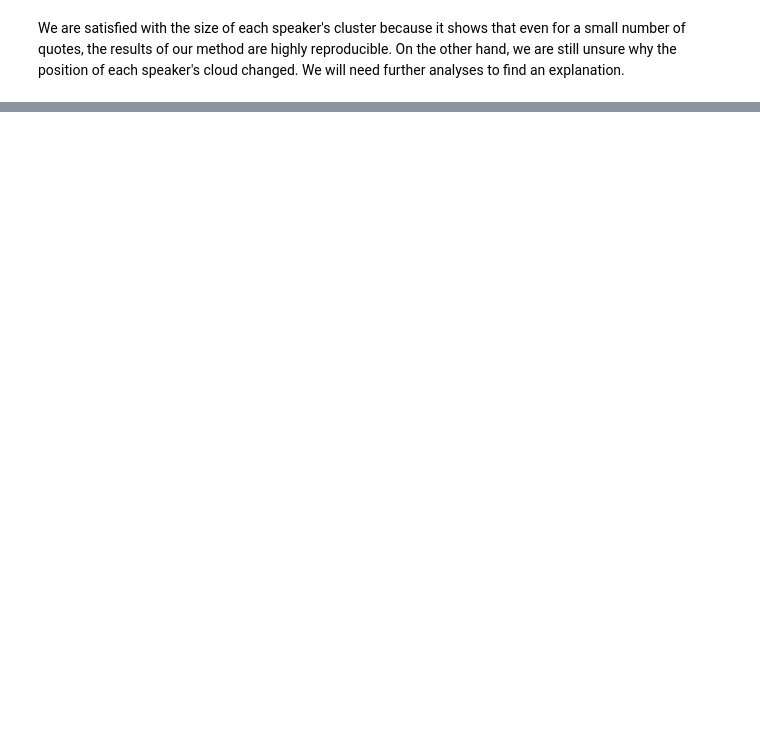
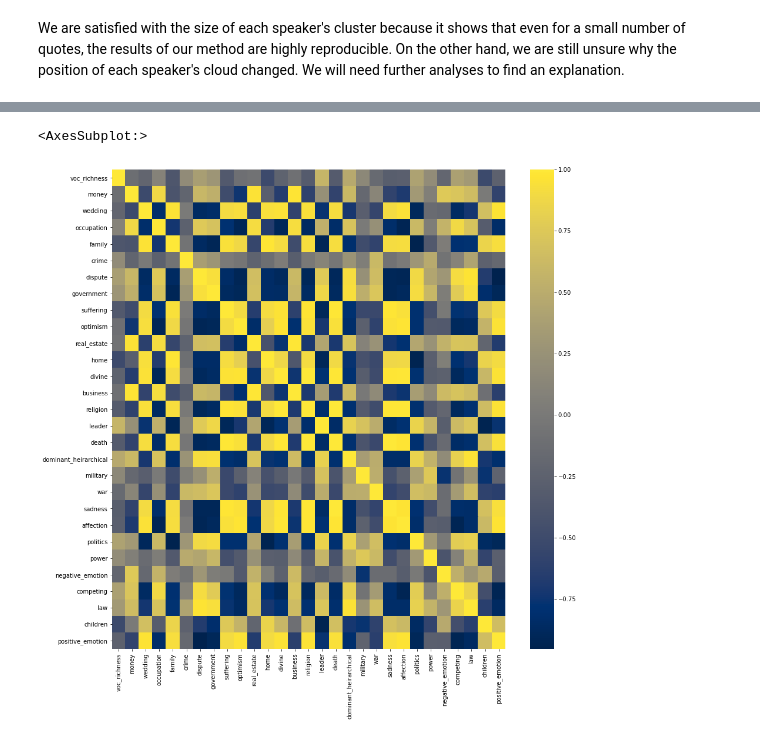
Before and after one commit to paulmoreau40/Applied-Data-Analysis-project-EPFL, a Jupyter notebook: src/Milestone_3.ipynb, the cells around one changed output, grey strips where cells are left out. Drawn from its saved outputs; the diff is of its cells as text; code cells hidden in the pictures; blank space fills up the shorter version.

```diff
--- a/src/Milestone_3.ipynb
+++ b/src/Milestone_3.ipynb
@@ -864,0 +941,11 @@ We are satisfied with the size of each speaker's cluster because it shows that e
+# %%
+# Removal of
+columns = np.full((corr.shape[0],), True, dtype=bool)
+for i in range(corr.shape[0]):
+    for j in range(i+1, corr.shape[0]):
+        if corr.iloc[i,j] >= 0.95:
+            if columns[j]:
+                columns[j] = False
+selected_columns = selected_features_1.columns[columns]
+selected_features_2 = selected_features_1[selected_columns]
+selected_features_2.head()
@@ -864,0 +960,7 @@ We are satisfied with the size of each speaker's cluster because it shows that e
+# %%
+new_corr = selected_features_2.corr() #method='spearman'
+plt.figure(figsize=(15,15))
+sns.heatmap(new_corr, cmap='cividis')
+# %% [output]
+<AxesSubplot:>
+[figure, added]
```
Also changed, not shown: parts of 31 cells of this notebook.
